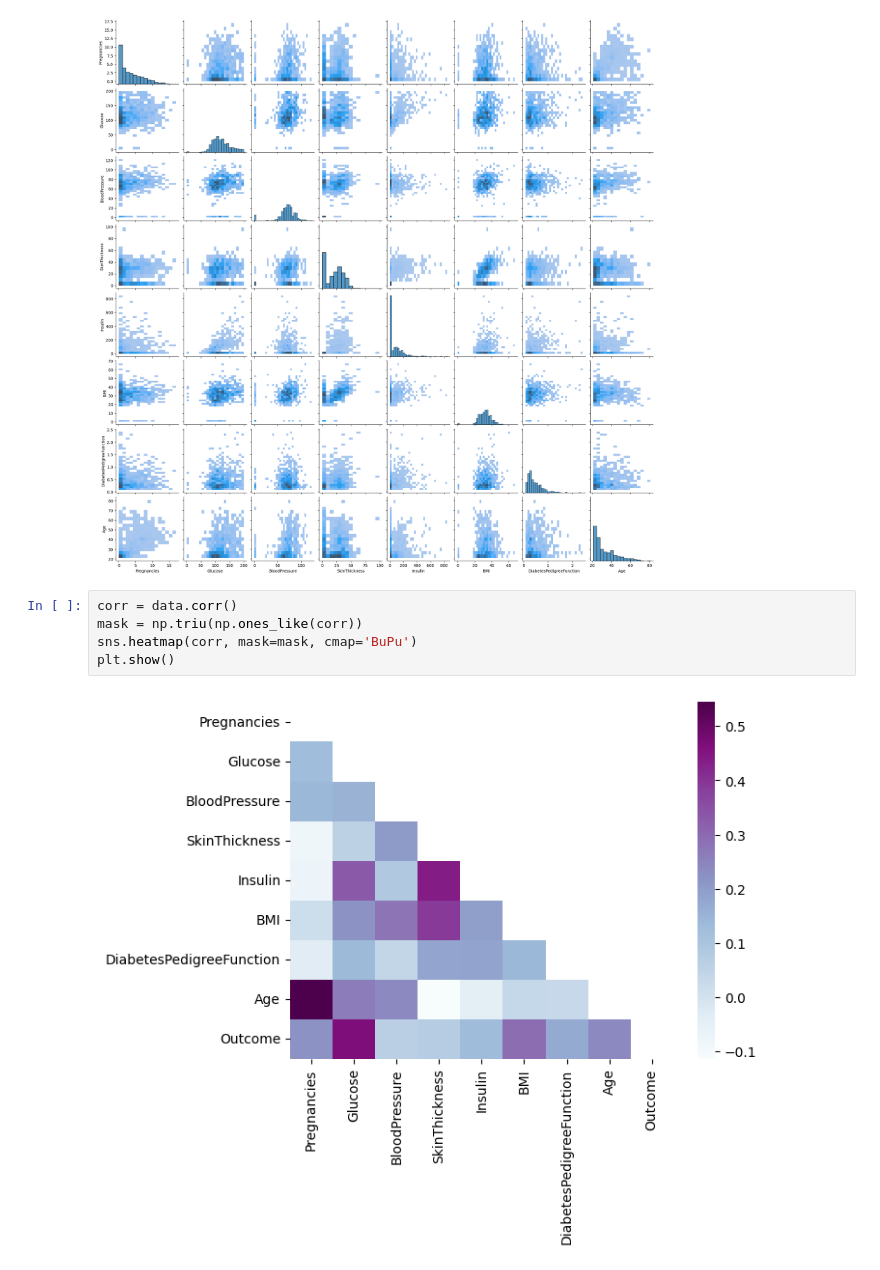
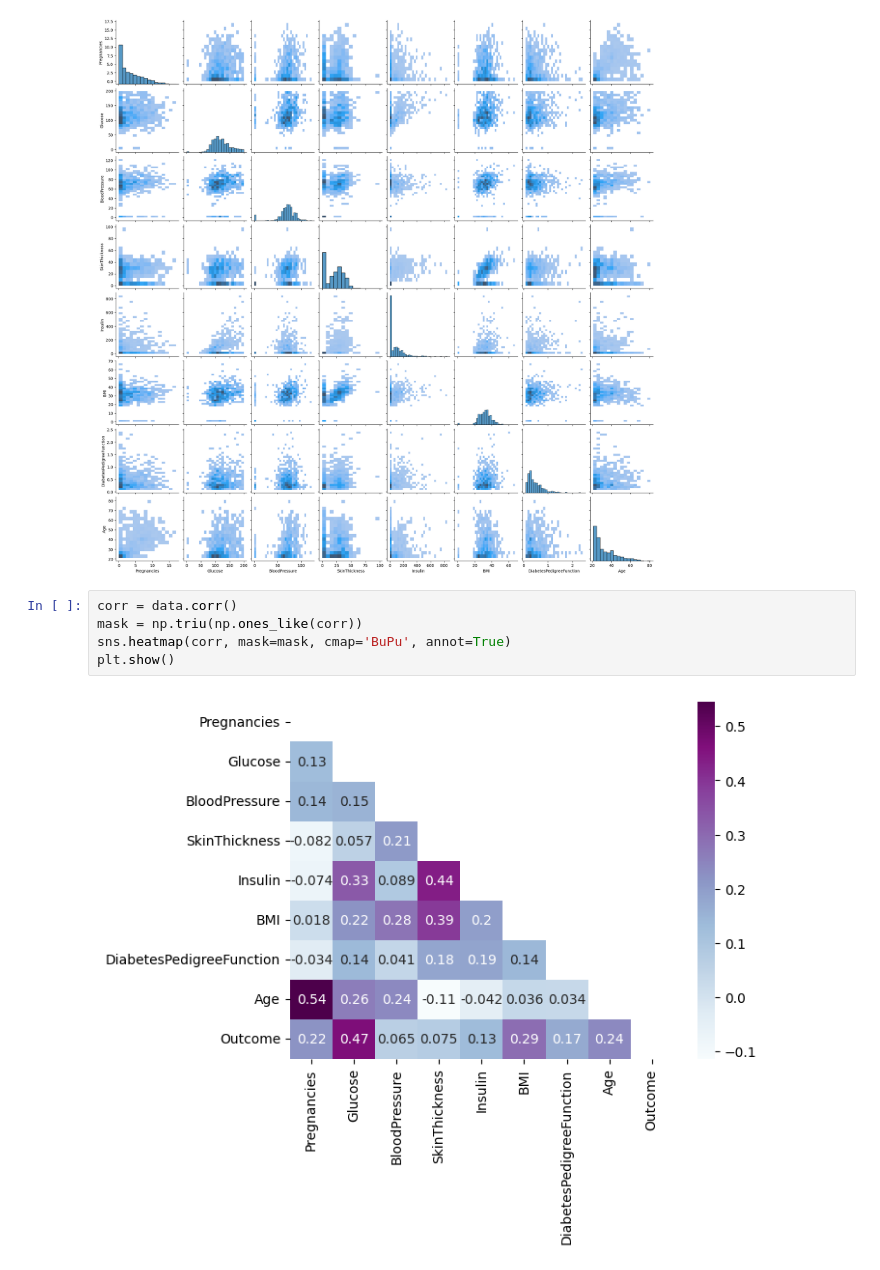
Before and after one commit to yoii18/KaggleModels, a Jupyter notebook: IndianDiabetesDatabase_KNN.ipynb, the cells around one changed output. Cells and saved outputs as stored; diff of their text form.

```diff
--- a/IndianDiabetesDatabase_KNN.ipynb
+++ b/IndianDiabetesDatabase_KNN.ipynb
@@ -113,7 +113,7 @@ sns.pairplot(data, x_vars=cols, y_vars=cols, kind='hist')
 # %%
 corr = data.corr()
 mask = np.triu(np.ones_like(corr))
-sns.heatmap(corr, mask=mask, cmap='BuPu')
+sns.heatmap(corr, mask=mask, cmap='BuPu', annot=True)
 plt.show()
 # %% [output]
-[figure, old version]
+[figure, new version]
```
